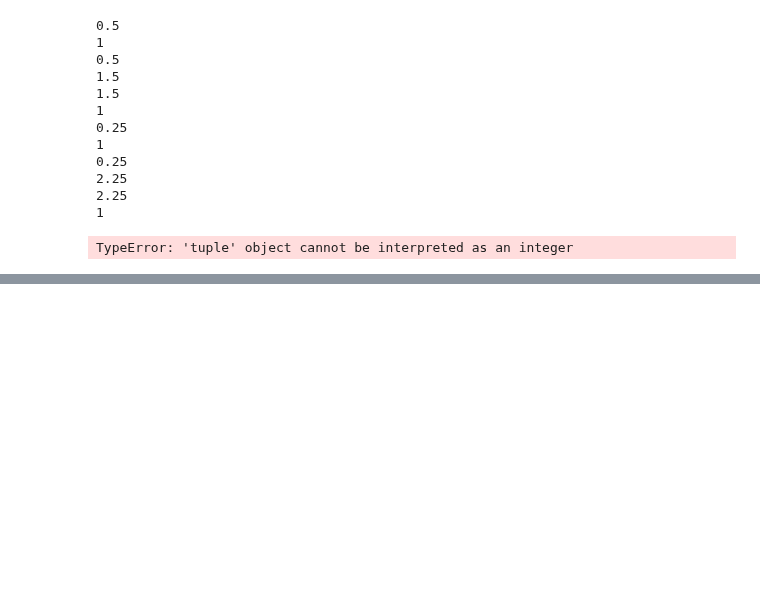
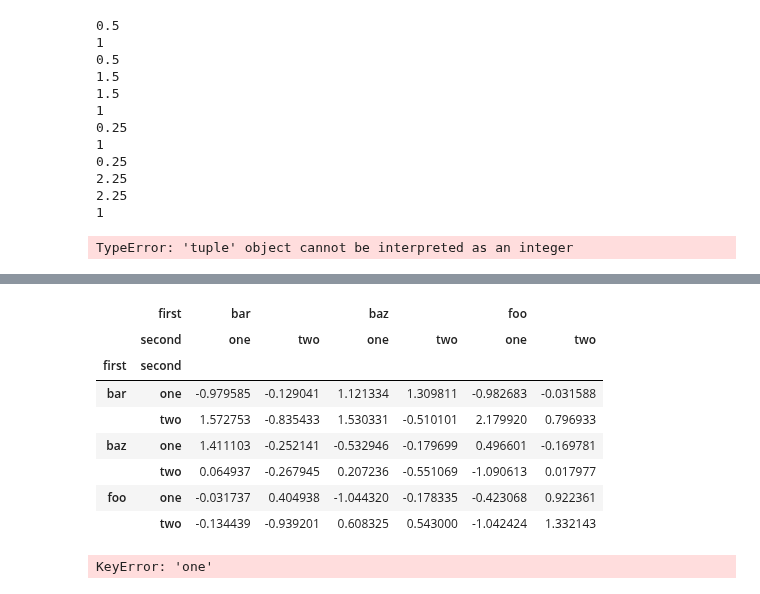
Before and after one commit to SpIIIII/jupyter-repo, a Jupyter notebook: All kind of tests.ipynb, the cells around one changed output, grey strips where cells are left out. Cells and saved outputs as stored; diff of their text form; code cells hidden in the pictures; blank space fills up the shorter version.

```diff
--- a/All kind of tests.ipynb
+++ b/All kind of tests.ipynb
@@ -1636,0 +1644,8 @@ IndexError: index 5 is out of bounds for axis 0 with size 5
+# %%
+arrays = [['bar', 'bar', 'baz', 'baz', 'foo', 'foo', 'qux', 'qux'],
+          ['one', 'two', 'one', 'two', 'one', 'two', 'one', 'two']]
+tuples = list(zip(*arrays))
+index = pd.MultiIndex.from_tuples(tuples, names=['first', 'second'])
+
+s = pd.Series(np.random.randn(8), index=index)
+s
@@ -1636,0 +1663,19 @@ IndexError: index 5 is out of bounds for axis 0 with size 5
+# %%
+df = pd.DataFrame(np.random.randn(3, 8), index=['A', 'B', 'C'], columns=index)
+
+df = pd.DataFrame(np.random.randn(6, 6), index=index[:6], columns=index[:6])
+df
+# %% [output]
+|  | first | bar |  | baz |  | foo |  |
+|  | second | one | two | one | two | one | two |
+| first | second |  |  |  |  |  |  |
+| bar | one | -0.979585 | -0.129041 | 1.121334 | 1.309811 | -0.982683 | -0.031588 |
+|  | two | 1.572753 | -0.835433 | 1.530331 | -0.510101 | 2.179920 | 0.796933 |
+| baz | one | 1.411103 | -0.252141 | -0.532946 | -0.179699 | 0.496601 | -0.169781 |
+|  | two | 0.064937 | -0.267945 | 0.207236 | -0.551069 | -1.090613 | 0.017977 |
+| foo | one | -0.031737 | 0.404938 | -1.044320 | -0.178335 | -0.423068 | 0.922361 |
+|  | two | -0.134439 | -0.939201 | 0.608325 | 0.543000 | -1.042424 | 1.332143 |
+# %%
+df['one']
+# %% [output]
+KeyError: 'one'
```
Also changed, not shown: parts of 3 cells of this notebook, 1 other file.
